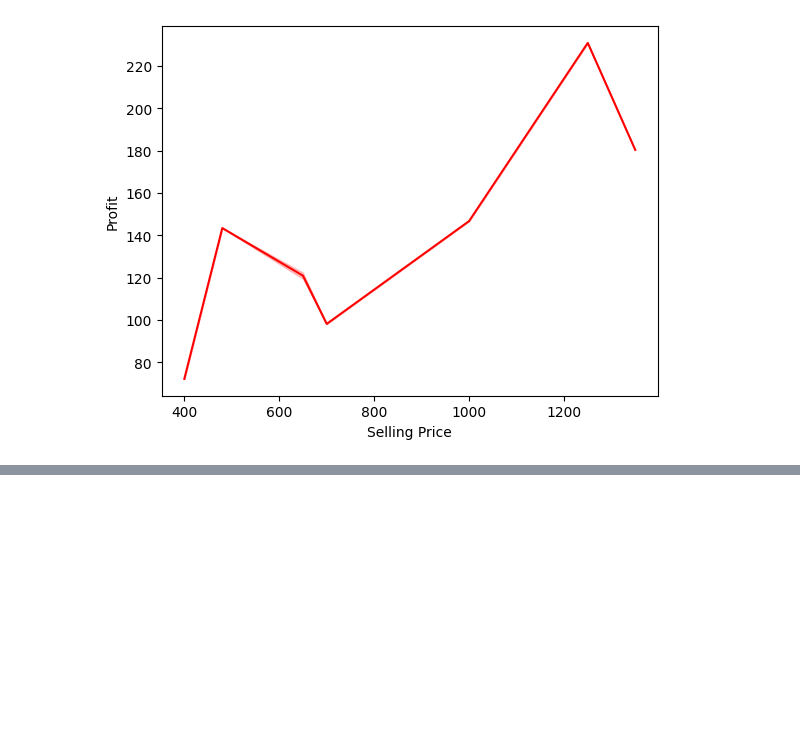
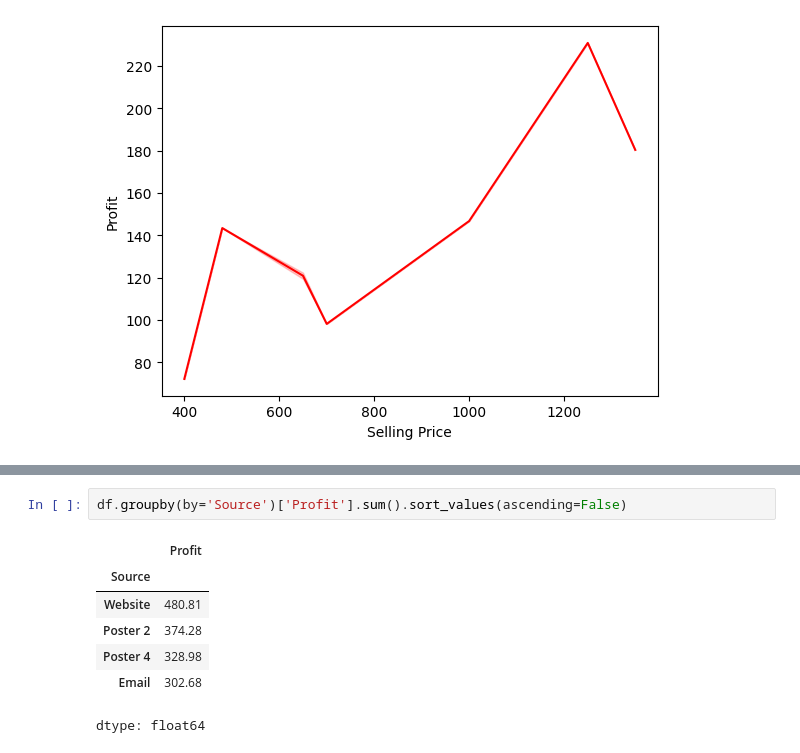
Before and after one commit to msarkar92/pandas-basics, a Jupyter notebook: Day_7_Copy_of_pandas_+_visualization.ipynb, the cells around one changed output, grey strips where cells are left out. Cells and saved outputs as stored; diff of their text form; blank space fills up the shorter version.

```diff
--- a/Day_7_Copy_of_pandas_+_visualization.ipynb
+++ b/Day_7_Copy_of_pandas_+_visualization.ipynb
@@ -777,0 +818,10 @@ plt.show()
+# %%
+df.groupby(by='Source')['Profit'].sum().sort_values(ascending=False)
+# %% [output]
+|  | Profit |
+| Source |  |
+| Website | 480.81 |
+| Poster 2 | 374.28 |
+| Poster 4 | 328.98 |
+| Email | 302.68 |
+dtype: float64
```
Also changed, not shown: parts of 5 cells of this notebook.
